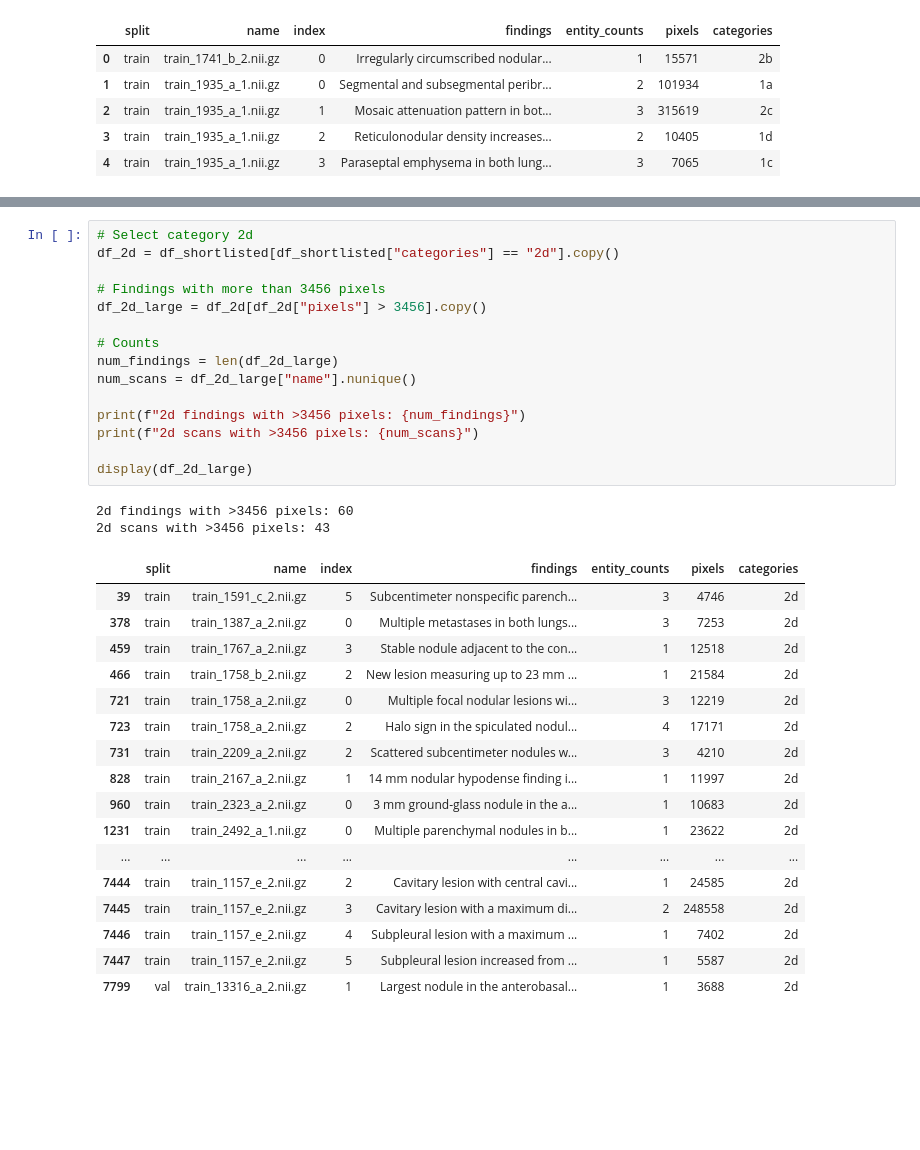
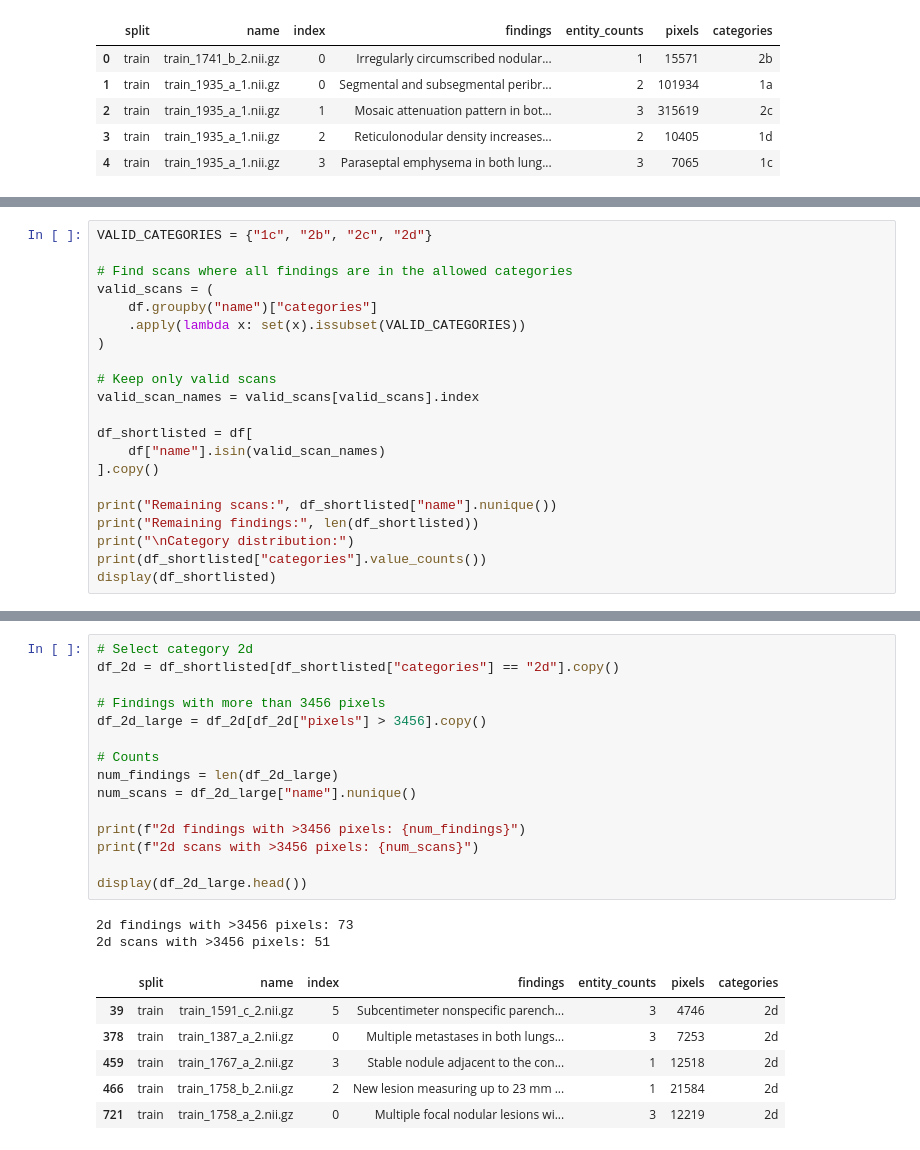
Before and after one commit to ckekula/fyp-3d-ct, a Jupyter notebook: eda/json.ipynb, the cells around one changed output, grey strips where cells are left out. Cells and saved outputs as stored; diff of their text form; blank space fills up the shorter version.

```diff
--- a/eda/json.ipynb
+++ b/eda/json.ipynb
@@ -2152,0 +1946,21 @@ categories
+# %%
+VALID_CATEGORIES = {"1c", "2b", "2c", "2d"}
+
+# Find scans where all findings are in the allowed categories
+valid_scans = (
+    df.groupby("name")["categories"]
+    .apply(lambda x: set(x).issubset(VALID_CATEGORIES))
+)
+
+# Keep only valid scans
+valid_scan_names = valid_scans[valid_scans].index
+
+df_shortlisted = df[
+    df["name"].isin(valid_scan_names)
+].copy()
+
+print("Remaining scans:", df_shortlisted["name"].nunique())
+print("Remaining findings:", len(df_shortlisted))
+print("\nCategory distribution:")
+print(df_shortlisted["categories"].value_counts())
+display(df_shortlisted)
@@ -2153,35 +1991,24 @@ categories
 # %%
 # Select category 2d
 df_2d = df_shortlisted[df_shortlisted["categories"] == "2d"].copy()
 
 # Findings with more than 3456 pixels
 df_2d_large = df_2d[df_2d["pixels"] > 3456].copy()
 
 # Counts
 num_findings = len(df_2d_large)
 num_scans = df_2d_large["name"].nunique()
 
 print(f"2d findings with >3456 pixels: {num_findings}")
 print(f"2d scans with >3456 pixels: {num_scans}")
 
-display(df_2d_large)
+display(df_2d_large.head())
 # %% [output]
-2d findings with >3456 pixels: 60
-2d scans with >3456 pixels: 43
+2d findings with >3456 pixels: 73
+2d scans with >3456 pixels: 51
 |  | split | name | index | findings | entity_counts | pixels | categories |
 | 39 | train | train_1591_c_2.nii.gz | 5 | Subcentimeter nonspecific parench... | 3 | 4746 | 2d |
 | 378 | train | train_1387_a_2.nii.gz | 0 | Multiple metastases in both lungs... | 3 | 7253 | 2d |
 | 459 | train | train_1767_a_2.nii.gz | 3 | Stable nodule adjacent to the con... | 1 | 12518 | 2d |
 | 466 | train | train_1758_b_2.nii.gz | 2 | New lesion measuring up to 23 mm ... | 1 | 21584 | 2d |
 | 721 | train | train_1758_a_2.nii.gz | 0 | Multiple focal nodular lesions wi... | 3 | 12219 | 2d |
-| 723 | train | train_1758_a_2.nii.gz | 2 | Halo sign in the spiculated nodul... | 4 | 17171 | 2d |
-| 731 | train | train_2209_a_2.nii.gz | 2 | Scattered subcentimeter nodules w... | 3 | 4210 | 2d |
-| 828 | train | train_2167_a_2.nii.gz | 1 | 14 mm nodular hypodense finding i... | 1 | 11997 | 2d |
-| 960 | train | train_2323_a_2.nii.gz | 0 | 3 mm ground-glass nodule in the a... | 1 | 10683 | 2d |
-| 1231 | train | train_2492_a_1.nii.gz | 0 | Multiple parenchymal nodules in b... | 1 | 23622 | 2d |
-| ... | ... | ... | ... | ... | ... | ... | ... |
-| 7444 | train | train_1157_e_2.nii.gz | 2 | Cavitary lesion with central cavi... | 1 | 24585 | 2d |
-| 7445 | train | train_1157_e_2.nii.gz | 3 | Cavitary lesion with a maximum di... | 2 | 248558 | 2d |
-| 7446 | train | train_1157_e_2.nii.gz | 4 | Subpleural lesion with a maximum ... | 1 | 7402 | 2d |
-| 7447 | train | train_1157_e_2.nii.gz | 5 | Subpleural lesion increased from ... | 1 | 5587 | 2d |
-| 7799 | val | train_13316_a_2.nii.gz | 1 | Largest nodule in the anterobasal... | 1 | 3688 | 2d |
```
Also changed, not shown: parts of 27 cells of this notebook, 2 other files.
